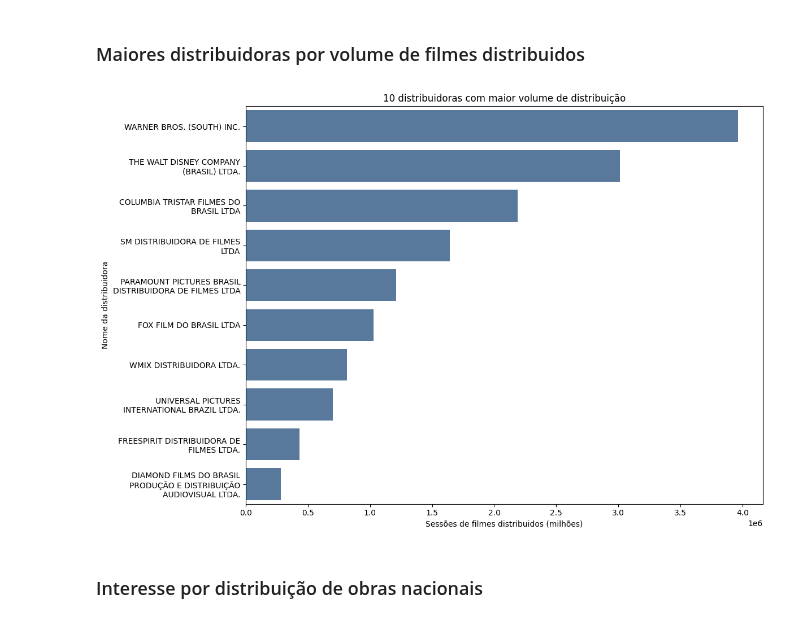
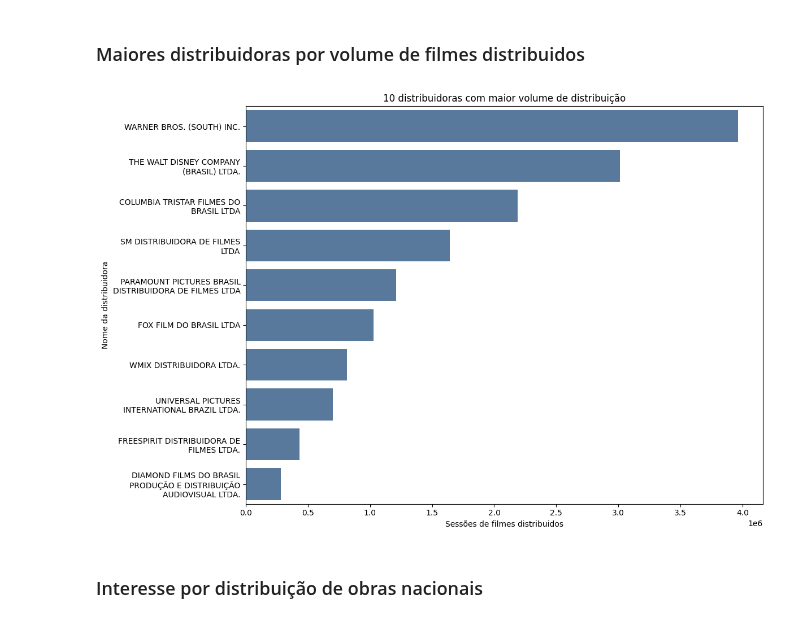
Before and after one commit to JamesIslan/analise-dados-ancine, a Jupyter notebook: src/analise/analise-distribuidoras.ipynb, the cells around one changed output. Drawn from its saved outputs; the diff is of its cells as text; code cells hidden in the pictures.

Commit message:
feat: continuação da análise de distribuidoras

```diff
--- a/src/analise/analise-distribuidoras.ipynb
+++ b/src/analise/analise-distribuidoras.ipynb
@@ -228,29 +229,29 @@ plt.show()
 # %%
 vc = df['razao_social_distribuidora'].value_counts().head(10)
 top = vc.index
 
 plt.figure(figsize=(12,8))
 ax = sns.countplot(
     data=df[df['razao_social_distribuidora'].isin(top)],
     y='razao_social_distribuidora',
     order=top,
     color="#4C78A8"
 )
 
+# Aplica text wrap nas labels do eixo Y
 labels = [label.get_text() for label in ax.get_yticklabels()]
 wrapped_labels = ['\n'.join(textwrap.wrap(label, width=30)) for label in labels]
+ax.set_yticks(ax.get_yticks())  # Define os ticks antes de mudar as labels
 ax.set_yticklabels(wrapped_labels)
 
 ax.set_ylabel('Nome da distribuidora')
-ax.set_xlabel('Sessões de filmes distribuidos (milhões)')
+ax.set_xlabel('Sessões de filmes distribuidos')
 ax.set_title('10 distribuidoras com maior volume de distribuição')
 
-
-plt.xticks(rotation=0, ha='center')
 plt.tight_layout()
 plt.show()
 # %% [output]
-[figure, old version]
+[figure, new version]
 # %% [markdown]
 ### Interesse por distribuição de obras nacionais
 # %%
```
Also changed, not shown: parts of 2 cells of this notebook.
